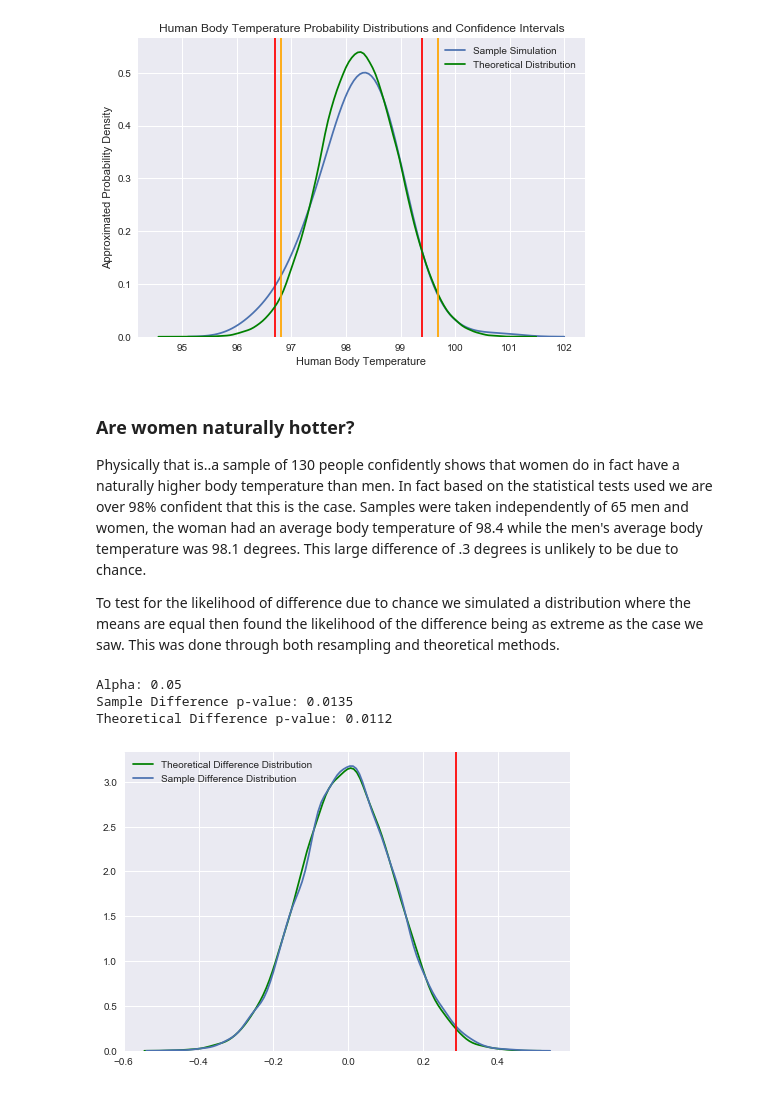
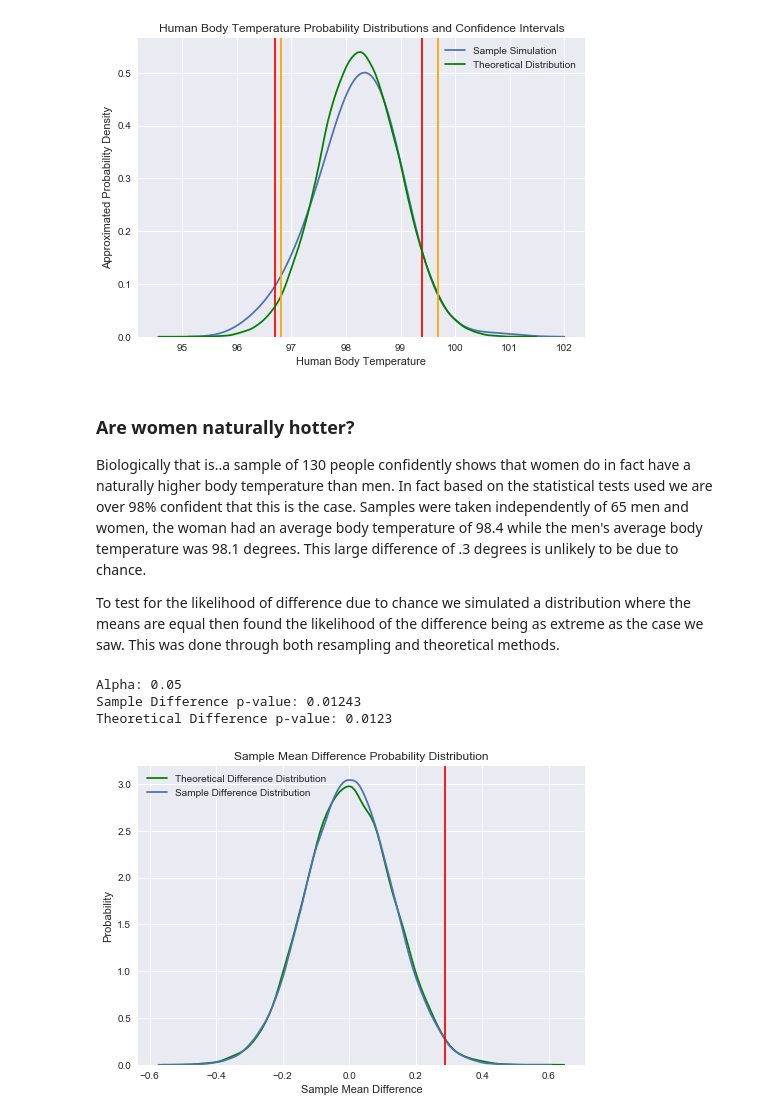
Before and after one commit to Edwardbafford/Springboard, a Jupyter notebook: EDA/EDA_human_temperature/sliderule_dsi_inferential_statistics_exercise_1.ipynb, the cells around one changed output. Drawn from its saved outputs; the diff is of its cells as text; code cells hidden in the pictures.

```diff
--- a/EDA/EDA_human_temperature/sliderule_dsi_inferential_statistics_exercise_1.ipynb
+++ b/EDA/EDA_human_temperature/sliderule_dsi_inferential_statistics_exercise_1.ipynb
@@ -303,7 +303,7 @@ Theoretical Distribution: 96.8 - 99.7
 # %% [markdown]
 <h3>Are women naturally hotter?</h3>
 
-Physically that is..a sample of 130 people confidently shows that women do in fact have a naturally higher body temperature than men. In fact based on the statistical tests used we are over 98% confident that this is the case. Samples were taken independently of 65 men and women, the woman had an average body temperature of 98.4 while the men's average body temperature was 98.1 degrees. This large difference of .3 degrees is unlikely to be due to chance.
+Biologically that is..a sample of 130 people confidently shows that women do in fact have a naturally higher body temperature than men. In fact based on the statistical tests used we are over 98% confident that this is the case. Samples were taken independently of 65 men and women, the woman had an average body temperature of 98.4 while the men's average body temperature was 98.1 degrees. This large difference of .3 degrees is unlikely to be due to chance.
 
 To test for the likelihood of difference due to chance we simulated a distribution where the means are equal then found the likelihood of the difference being as extreme as the case we saw. This was done through both resampling and theoretical methods.
 # %%
@@ -315,44 +315,43 @@ alpha = .05
 males = df[df['gender'] == 'M']['temperature']
 females = df[df['gender'] != 'M']['temperature']
 
-f_mean = round(females.mean(),3)
-m_mean = round(males.mean(),3)
-f_std = round(females.std(),3)
-m_std = round(males.std(),3)
-
 sample_diff = round(f_mean - m_mean, 3)
 
 #Bootstrap method
-null_males = males + sample_diff
 diffs = []
 
-for i in range(10000):
-    m_sample = np.random.choice(null_males, size=len(males))
-    f_sample = np.random.choice(females, size=len(females))
-    diffs.append(round(f_sample.mean() - m_sample.mean(),2))
+for i in range(100000):
+    sample = np.random.permutation(df['temperature'])
+    m_sample = sample[:len(males)]
+    f_sample = sample[len(males):]
+    diffs.append(f_sample.mean() - m_sample.mean())
 
 df_diffs = pd.Series(diffs)
 boot_p_value = len(df_diffs[df_diffs > sample_diff])/len(diffs)
 
 #Theoretical Method
-diff_std = np.sqrt(((f_std ** 2) / len(females)) + ((m_std ** 2) / len(males)))
+diff_std = np.sqrt(((df['temperature'].std() ** 2) / len(males) + ((df['temperature'].std() ** 2) / len(males))))
 z_score = (sample_diff) / diff_std
 stat_p_value = round(scipy.stats.norm.sf(z_score), 4)
 
 
 norm_samples = np.random.normal(0, diff_std, size=10000)
 sns.kdeplot(norm_samples, label='Theoretical Difference Distribution', color='green')
 
 sns.kdeplot(diffs, label='Sample Difference Distribution')
 plt.axvline(x=sample_diff, c='red')
 
+plt.xlabel('Sample Mean Difference')
+plt.ylabel('Probability')
+plt.title('Sample Mean Difference Probability Distribution')
+
 print("")
 print("Alpha: " + str(alpha))
 print("Sample Difference p-value: " + str(boot_p_value))
 print("Theoretical Difference p-value: " + str(stat_p_value))
 print("")
 # %% [output]
 Alpha: 0.05
-Sample Difference p-value: 0.0135
-Theoretical Difference p-value: 0.0112
+Sample Difference p-value: 0.01243
+Theoretical Difference p-value: 0.0123
-[figure, old version]
+[figure, new version]
```
Also changed, not shown: 5 other files.
